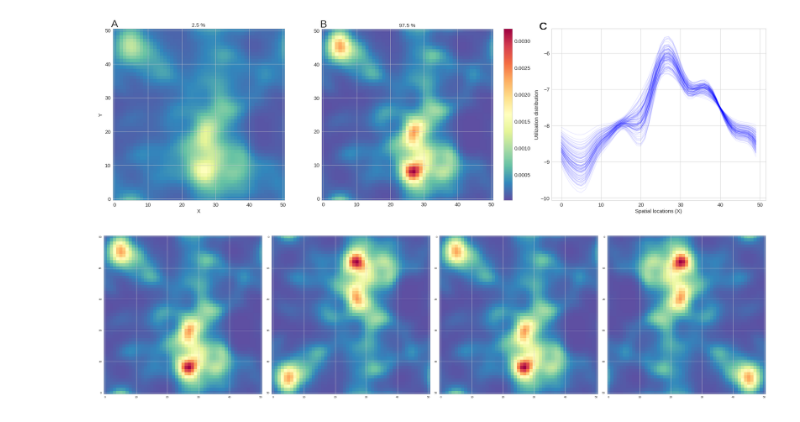
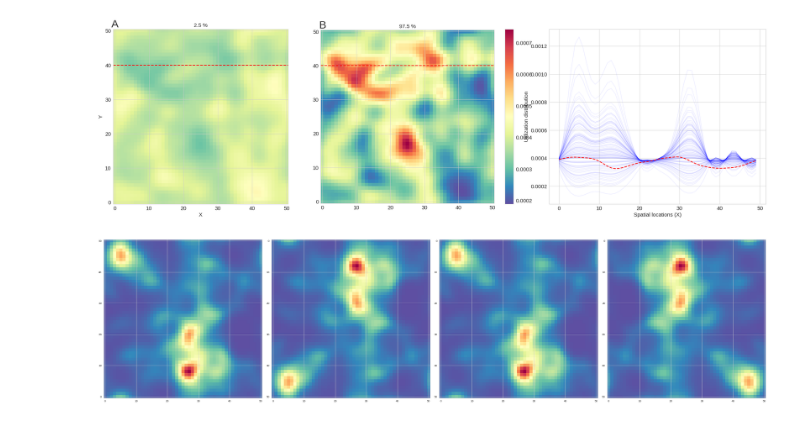
Before and after one commit to ctorney/mssf-vi, a Jupyter notebook: Figures/UD_currentF.ipynb, the cells around one changed output. Saved outputs shown, nothing was run; the diff lists cells and outputs as text; code cells hidden in the pictures.

```diff
--- a/Figures/UD_currentF.ipynb
+++ b/Figures/UD_currentF.ipynb
@@ -78,7 +78,7 @@ To enable them in other operations, rebuild TensorFlow with the appropriate comp
 # Simulating observation from centred model
 
 nbObs=10001 #nbObs Number of observations
-beta=np.array([[0.5,-0.8]]) # Vector of resource selection coefficients
+beta=np.array([[0.1,-0.8]]) # Vector of resource selection coefficients
 allr=np.ones(nbObs) # Vector of radii for movement kernel, or standard deviations
 cov=cov_cube #Array of covariates (one layer for each covariate)
 xy0=[25,25] #Initial location
@@ -358,12 +357,20 @@ Uci2=b2mean + b2scale
 ################## Utilization distribution #########################################################
 
 # Lower credible interval
-UDL=np.exp(Lci1*cov1 + Uci2*cov2)
+# UDL=np.exp(Lci1*cov1 + Uci2*cov2)
+# UDL=np.divide(UDL,np.sum(UDL))
+UDL=np.exp(Lci1*cov1)
 UDL=np.divide(UDL,np.sum(UDL))
 
 # Upper credible interval
-UDU=np.exp(Uci1*cov1 + Lci2*cov2)
+# UDU=np.exp(Uci1*cov1 + Lci2*cov2)
+# UDU=np.divide(UDU,np.sum(UDU))
+UDU=np.exp(Uci1*cov1)
 UDU=np.divide(UDU,np.sum(UDU))
+
+# Mean utilisation distribution
+UDM=np.exp(b1mean*cov1)
+UDM=np.divide(UDM,np.sum(UDM))
 # %%
 # Sampling 100 betas from the posterior distribution
 S = 100
@@ -373,49 +380,54 @@ fig = plt.figure(figsize=(27, 8))
 
 fig.add_subplot(1, 3, 1)
 plt.imshow(UDL,origin="lower",vmin=UDU.min(),vmax=UDU.max(),cmap='Spectral_r')
+plt.axhline(40,color="red",ls="--",linewidth=2)
 plt.text(-1,51,'A', fontsize=30)
 plt.title('2.5 %',fontsize=15)
 plt.xlabel("X",fontsize=15)
 plt.ylabel("Y",fontsize=15)
 plt.tick_params(axis='both', which='major', labelsize=15)
 
 fig.add_subplot(1, 3, 2)
 plt.imshow(UDU,origin="lower",vmin=UDU.min(),vmax=UDU.max(),cmap='Spectral_r')
+plt.axhline(40,color="red",ls="--",linewidth=2)
 plt.text(-1,51,'B', fontsize=30)
 plt.title('97.5 %',fontsize=15)
 plt.tick_params(axis='both', which='major', labelsize=15)
 cbar=plt.colorbar()
 cbar.ax.tick_params(labelsize=15)
 cbar.update_ticks()
 plt.tight_layout()
 
 # Plotting log-likelihood of beta sampled randomly from the posterior distribution
-fig.add_subplot(1, 3, 3)
+ax = fig.add_subplot(1, 3, 3)
 b1=d1[:,0,0] # Beta 1
 b2=d1[:,0,1] #Beta 2
-for i in range(0,100):
-    UDS1=np.exp(b1[i]*cov1 + b2[i]*cov2)
+for i in range(S):
+    #UDS1=np.exp(b1[i]*cov1 + b2[i]*cov2)
+    #UDS1=np.divide(UDS1,np.sum(UDS1))
+    UDS1=np.exp(b1[i]*cov1)
     UDS1=np.divide(UDS1,np.sum(UDS1))
-    plt.plot(np.log(UDS1[8,0:50]), color="blue",linewidth=1.5,alpha=0.1)
-    plt.xlabel("Spatial locations (X)",fontsize=15)
-    plt.ylabel("Utilization distribution",fontsize=15)
-    plt.text(-5.6,-5.35,'C', fontsize=30)
-    plt.tick_params(axis='both', which='major', labelsize=15)
+    plt.plot(UDS1[40,0:50], color="blue",linewidth=1.0,alpha=0.1)
+plt.plot(UDM[8,0:50],color="red", linewidth=2,ls="--")
+plt.xlabel("Spatial locations (X)",fontsize=15)
+plt.ylabel("Utilization distribution",fontsize=15)
+# plt.text(0,0-5.6,-5.35,'C', fontsize=30)
+plt.tick_params(axis='both', which='major', labelsize=15)
 
 
 # Retain only unique labels
 #handles, labels = plt.gca().get_legend_handles_labels()
 #by_label = dict(zip(labels, handles))
 #plt.legend(by_label.values(), by_label.keys(),loc="best",fontsize=14)
 
-plt.tight_layout()
+#plt.tight_layout()
 
-plt.savefig('./Figures_4.png',dpi=300)
-plt.savefig('./Figures_4.pdf',dpi=300)
+#plt.savefig('./Figures_4.png',dpi=300)
+#plt.savefig('./Figures_4.pdf',dpi=300)
 
 plt.show()
 # %% [output]
-[figure, old version]
+[figure, new version]
 # %%
 fig = plt.figure(figsize=(27, 8))
 
```
Also changed, not shown: parts of 3 cells of this notebook, 1 other file.
